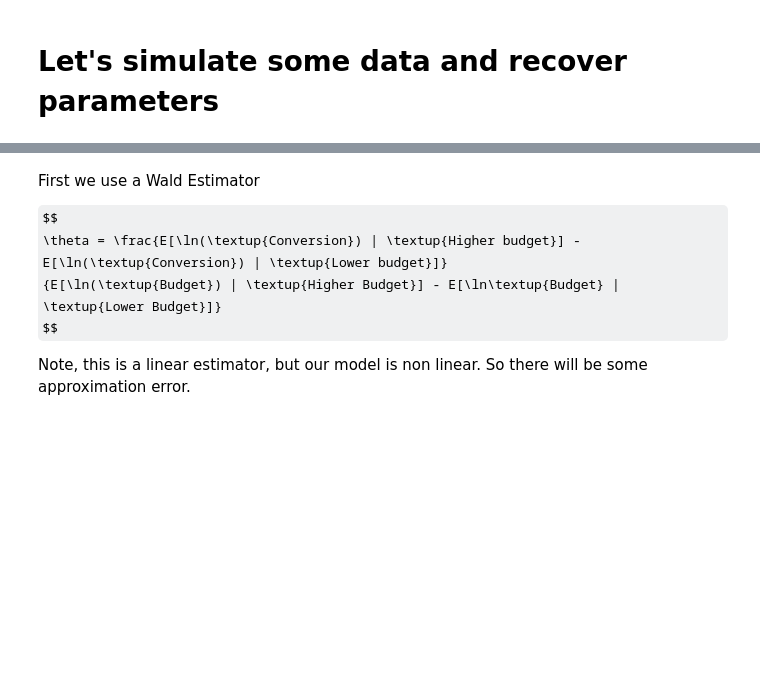
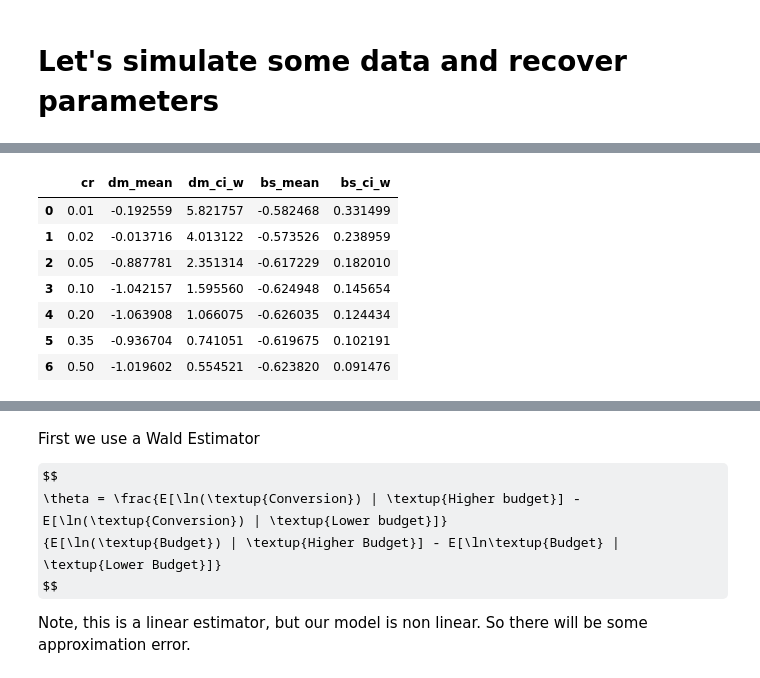
Before and after one commit to pdoupe/ad_hoc, a Jupyter notebook: conversion-elasticity/notebooks/power-analysis.ipynb, the cells around one changed output, grey strips where cells are left out. Drawn from its saved outputs; the diff is of its cells as text; code cells hidden in the pictures; some formulas as TeX source; blank space fills up the shorter version.

```diff
--- a/conversion-elasticity/notebooks/power-analysis.ipynb
+++ b/conversion-elasticity/notebooks/power-analysis.ipynb
@@ -84,10 +47,2 @@ This is 0.33 times our monthly user base
 # %% [markdown]
 # Let's simulate some data and recover parameters
-# %%
-import numpy as np
-import pandas as pd
-import scipy as sp
-import statsmodels.api as sm
-from statsmodels.discrete.discrete_model import Logit
-
-rng = np.random.default_rng(42)
@@ -150,8 +48,0 @@ def simulate_outcomes(df: pd.DataFrame, alpha: float, elasticity: float, estimat
-# %%
-alpha = 10
-elasticity = -3
-print(f"True elasticity is {elasticity}")
-df = get_simulation(10000, 0.2, alpha, elasticity)
-print(f"Baseline conversion rate {df.conversion.mean()}")
-
-results = simulate_outcomes(df, alpha, elasticity, elasticity, 0.1)
@@ -160,0 +340,11 @@ Baseline conversion rate 0.0258
+# %%
+df_bs_dm
+# %% [output]
+|  | cr | dm_mean | dm_ci_w | bs_mean | bs_ci_w |
+| 0 | 0.01 | -0.192559 | 5.821757 | -0.582468 | 0.331499 |
+| 1 | 0.02 | -0.013716 | 4.013122 | -0.573526 | 0.238959 |
+| 2 | 0.05 | -0.887781 | 2.351314 | -0.617229 | 0.182010 |
+| 3 | 0.10 | -1.042157 | 1.595560 | -0.624948 | 0.145654 |
+| 4 | 0.20 | -1.063908 | 1.066075 | -0.626035 | 0.124434 |
+| 5 | 0.35 | -0.936704 | 0.741051 | -0.619675 | 0.102191 |
+| 6 | 0.50 | -1.019602 | 0.554521 | -0.623820 | 0.091476 |
```
Also changed, not shown: parts of 30 cells of this notebook, 1 other file.
